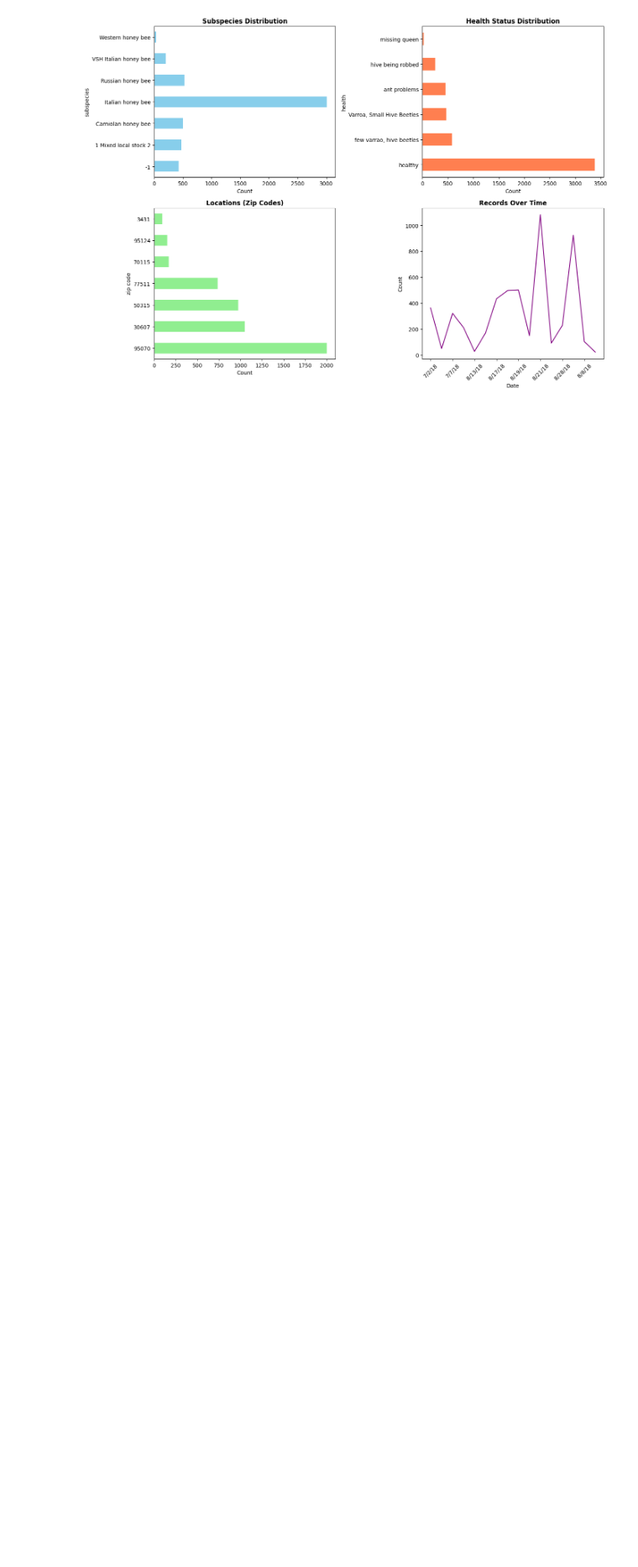
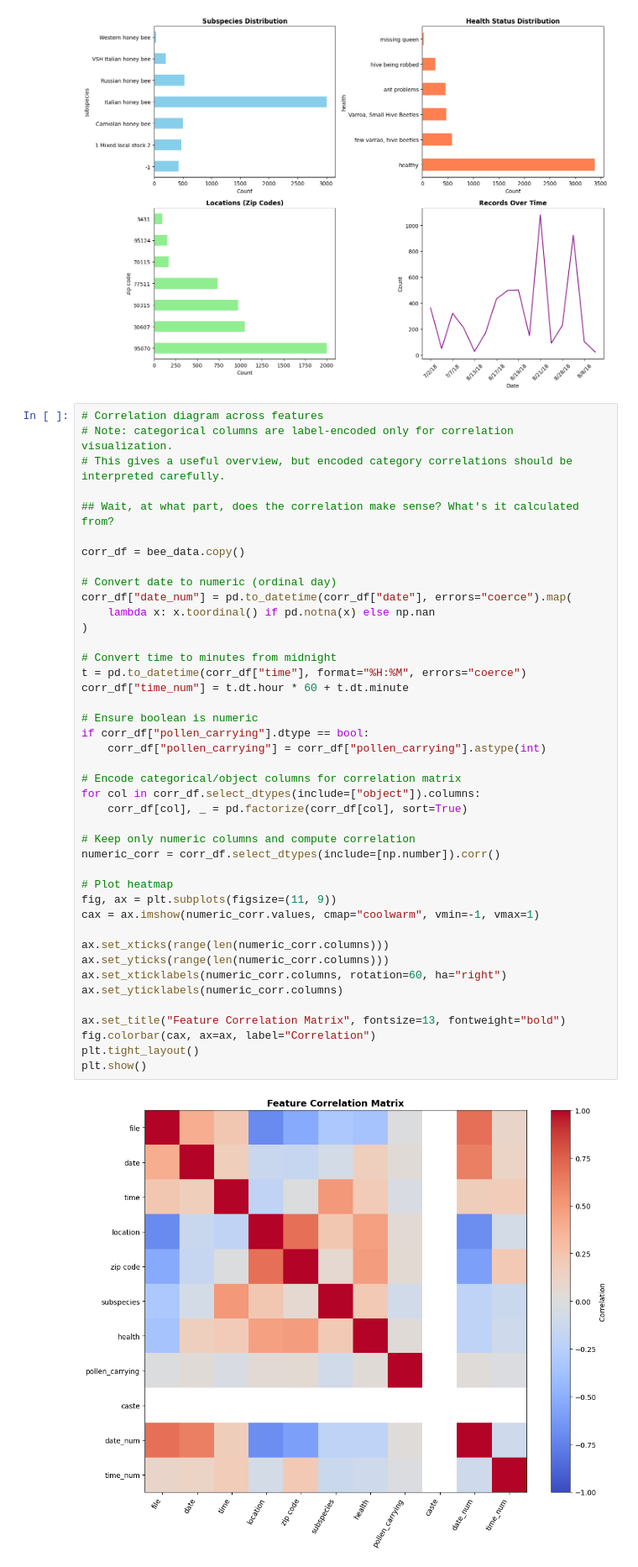
Before and after one commit to MarioP03/beeproject-cnn, a Jupyter notebook: notebooks/exploratory.ipynb, the cells around one changed output. Shown at 84% size. Drawn from its saved outputs; the diff is of its cells as text; blank space fills up the shorter version.

Commit message:
Redo basics of project, from loadin datag to image loading

```diff
--- a/notebooks/exploratory.ipynb
+++ b/notebooks/exploratory.ipynb
@@ -175,3 +193,47 @@ plt.show()
 #############
 # %% [output]
 [figure]
+# %%
+# Correlation diagram across features
+# Note: categorical columns are label-encoded only for correlation visualization.
+# This gives a useful overview, but encoded category correlations should be interpreted carefully.
+
+## Wait, at what part, does the correlation make sense? What's it calculated from?
+
+corr_df = bee_data.copy()
+
+# Convert date to numeric (ordinal day)
+corr_df["date_num"] = pd.to_datetime(corr_df["date"], errors="coerce").map(
+    lambda x: x.toordinal() if pd.notna(x) else np.nan
+)
+
+# Convert time to minutes from midnight
+t = pd.to_datetime(corr_df["time"], format="%H:%M", errors="coerce")
+corr_df["time_num"] = t.dt.hour * 60 + t.dt.minute
+
+# Ensure boolean is numeric
+if corr_df["pollen_carrying"].dtype == bool:
+    corr_df["pollen_carrying"] = corr_df["pollen_carrying"].astype(int)
+
+# Encode categorical/object columns for correlation matrix
+for col in corr_df.select_dtypes(include=["object"]).columns:
+    corr_df[col], _ = pd.factorize(corr_df[col], sort=True)
+
+# Keep only numeric columns and compute correlation
+numeric_corr = corr_df.select_dtypes(include=[np.number]).corr()
+
+# Plot heatmap
+fig, ax = plt.subplots(figsize=(11, 9))
+cax = ax.imshow(numeric_corr.values, cmap="coolwarm", vmin=-1, vmax=1)
+
+ax.set_xticks(range(len(numeric_corr.columns)))
+ax.set_yticks(range(len(numeric_corr.columns)))
+ax.set_xticklabels(numeric_corr.columns, rotation=60, ha="right")
+ax.set_yticklabels(numeric_corr.columns)
+
+ax.set_title("Feature Correlation Matrix", fontsize=13, fontweight="bold")
+fig.colorbar(cax, ax=ax, label="Correlation")
+plt.tight_layout()
+plt.show()
+# %% [output]
+[figure, added]
```
Also changed, not shown: parts of 1 cell of this notebook, 4 other files.
